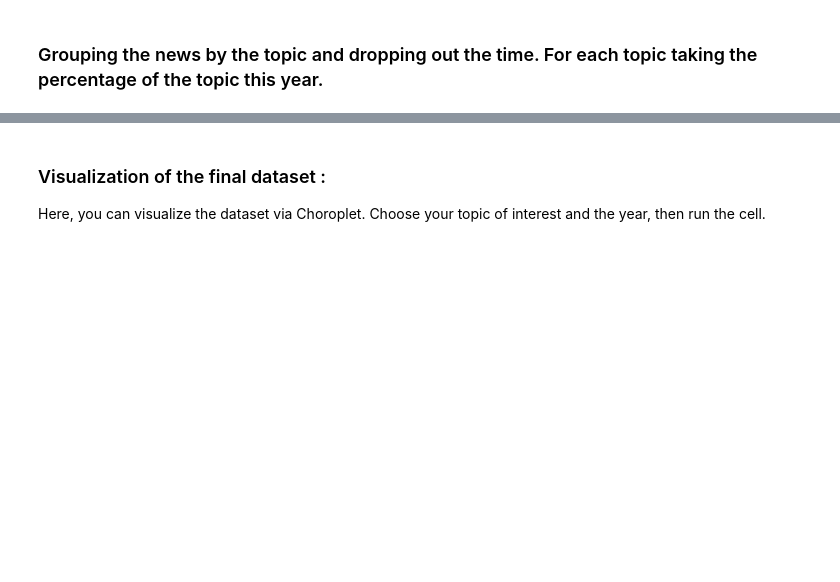
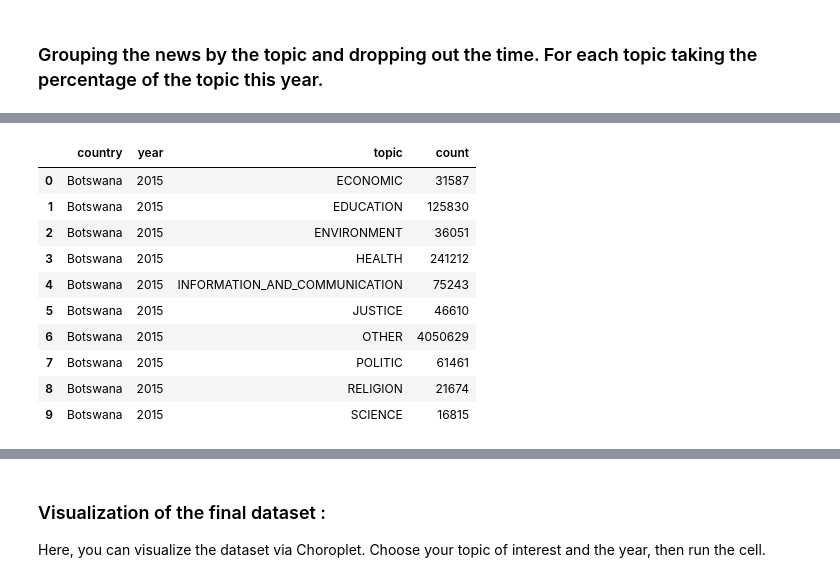
Before and after one commit to AntsaHoneywinner/TwistChallengeModule3, a Jupyter notebook: Education_importance.ipynb, the cells around one changed output, grey strips where cells are left out. Saved outputs shown, nothing was run; the diff lists cells and outputs as text; code cells hidden in the pictures; blank space fills up the shorter version.

```diff
--- a/Education_importance.ipynb
+++ b/Education_importance.ipynb
@@ -311,0 +304,16 @@ finaldataset = pd.read_csv('all_news_with_topic.csv')
+# %%
+finaldataset = finaldataset.groupby(['country','year','topic'],as_index=False)['count'].sum()
+# %%
+finaldataset.head(10)
+# %% [output]
+|  | country | year | topic | count |
+| 0 | Botswana | 2015 | ECONOMIC | 31587 |
+| 1 | Botswana | 2015 | EDUCATION | 125830 |
+| 2 | Botswana | 2015 | ENVIRONMENT | 36051 |
+| 3 | Botswana | 2015 | HEALTH | 241212 |
+| 4 | Botswana | 2015 | INFORMATION_AND_COMMUNICATION | 75243 |
+| 5 | Botswana | 2015 | JUSTICE | 46610 |
+| 6 | Botswana | 2015 | OTHER | 4050629 |
+| 7 | Botswana | 2015 | POLITIC | 61461 |
+| 8 | Botswana | 2015 | RELIGION | 21674 |
+| 9 | Botswana | 2015 | SCIENCE | 16815 |
```
Also changed, not shown: parts of 36 cells of this notebook.
